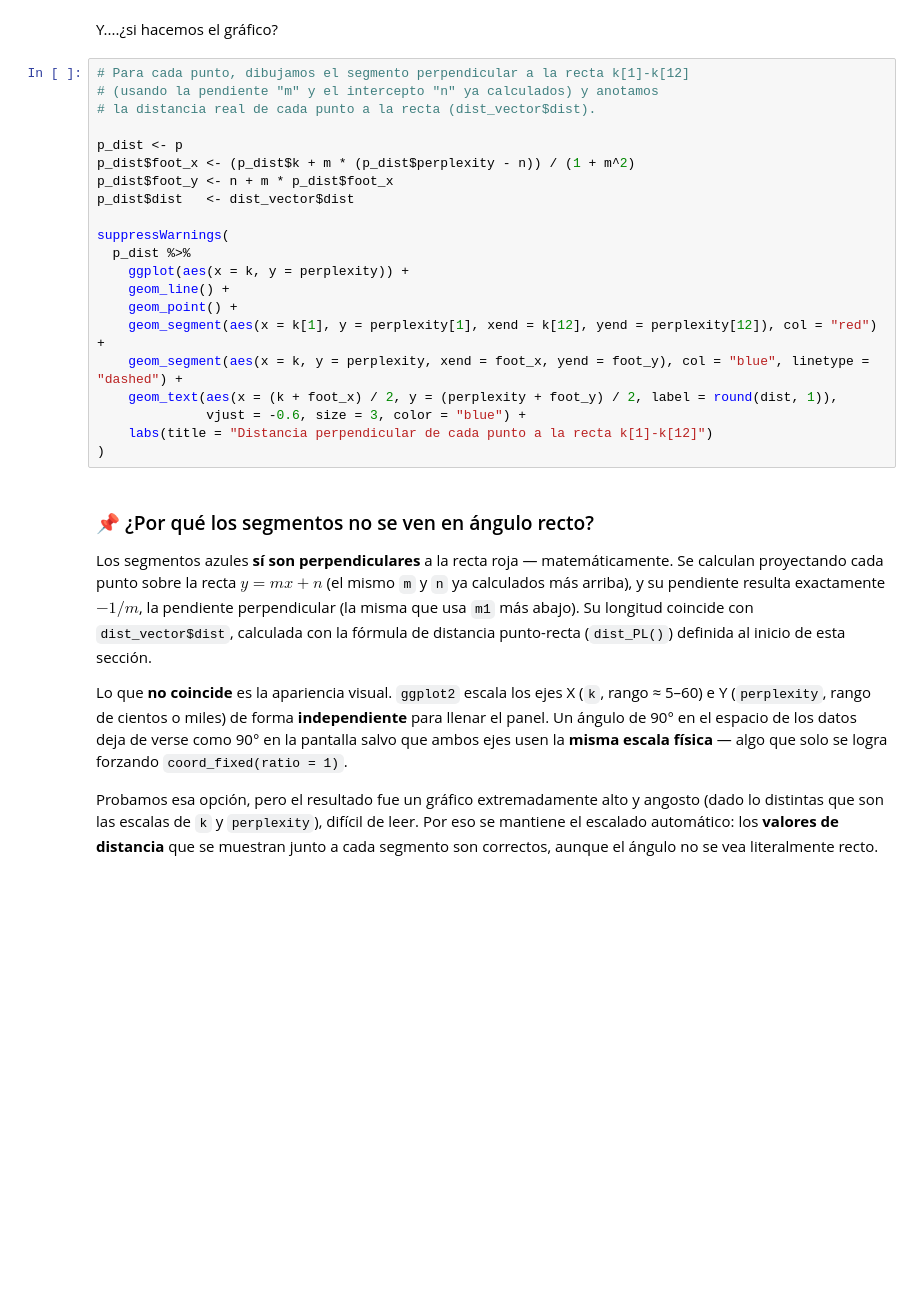
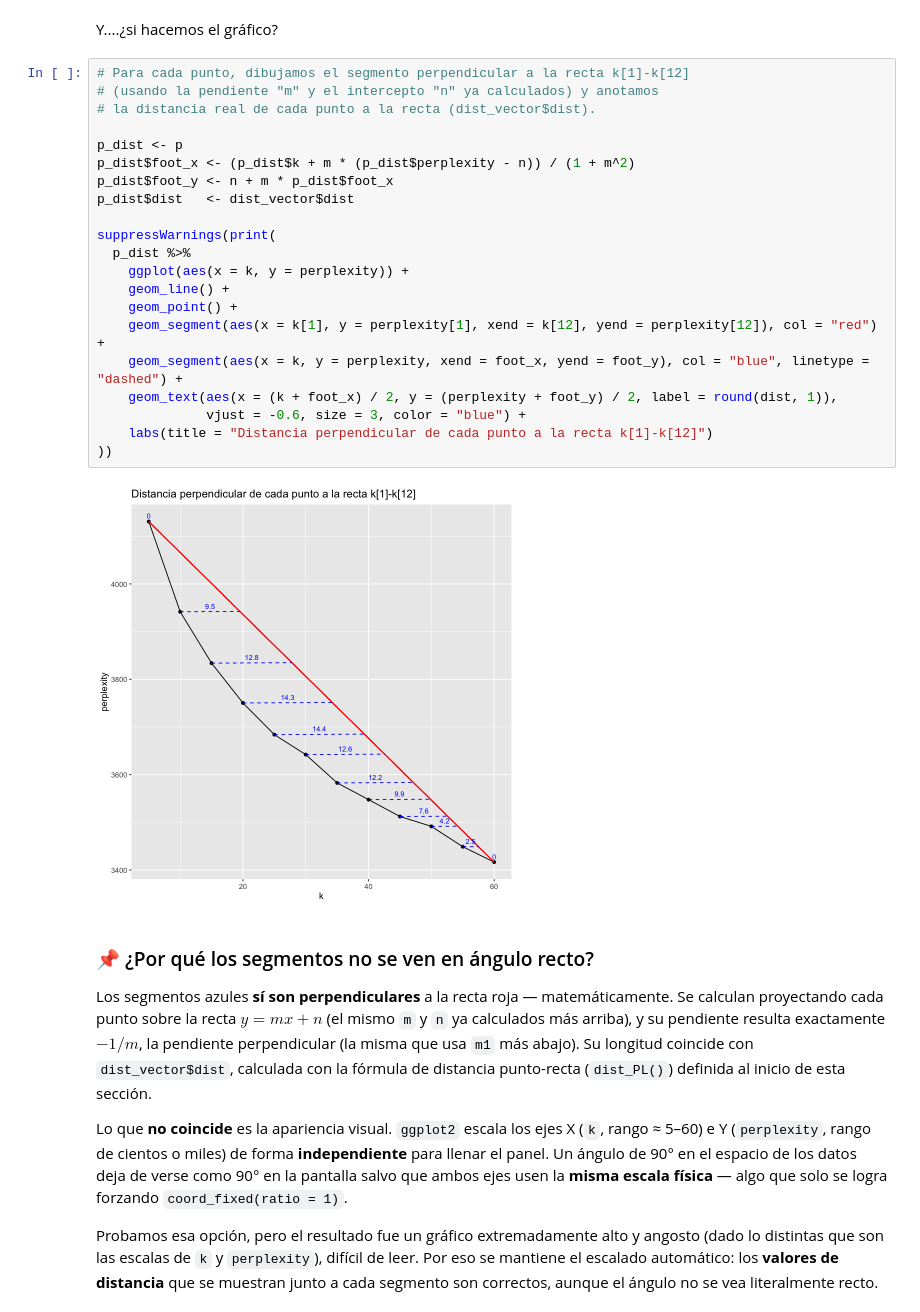
Before and after one commit to fdiaz1968/NLP, a Jupyter notebook: docs/clases/Unidad_5a_Topic_Modeling_Quanteda.ipynb, the cells around one changed output. Drawn from its saved outputs; the diff is of its cells as text; blank space fills up the shorter version.

```diff
--- a/docs/clases/Unidad_5a_Topic_Modeling_Quanteda.ipynb
+++ b/docs/clases/Unidad_5a_Topic_Modeling_Quanteda.ipynb
@@ -1478,24 +1478,26 @@ Y....¿si hacemos el gráfico?
 # %%
 # Para cada punto, dibujamos el segmento perpendicular a la recta k[1]-k[12]
 # (usando la pendiente "m" y el intercepto "n" ya calculados) y anotamos
 # la distancia real de cada punto a la recta (dist_vector$dist).
 
 p_dist <- p
 p_dist$foot_x <- (p_dist$k + m * (p_dist$perplexity - n)) / (1 + m^2)
 p_dist$foot_y <- n + m * p_dist$foot_x
 p_dist$dist   <- dist_vector$dist
 
-suppressWarnings(
+suppressWarnings(print(
   p_dist %>%
     ggplot(aes(x = k, y = perplexity)) +
     geom_line() +
     geom_point() +
     geom_segment(aes(x = k[1], y = perplexity[1], xend = k[12], yend = perplexity[12]), col = "red") +
     geom_segment(aes(x = k, y = perplexity, xend = foot_x, yend = foot_y), col = "blue", linetype = "dashed") +
     geom_text(aes(x = (k + foot_x) / 2, y = (perplexity + foot_y) / 2, label = round(dist, 1)),
               vjust = -0.6, size = 3, color = "blue") +
     labs(title = "Distancia perpendicular de cada punto a la recta k[1]-k[12]")
-)
+))
+# %% [output]
+[figure, added]
 # %% [markdown]
 ### 📌 ¿Por qué los segmentos no se ven en ángulo recto?
 
```
Also changed, not shown: parts of 18 cells of this notebook.
